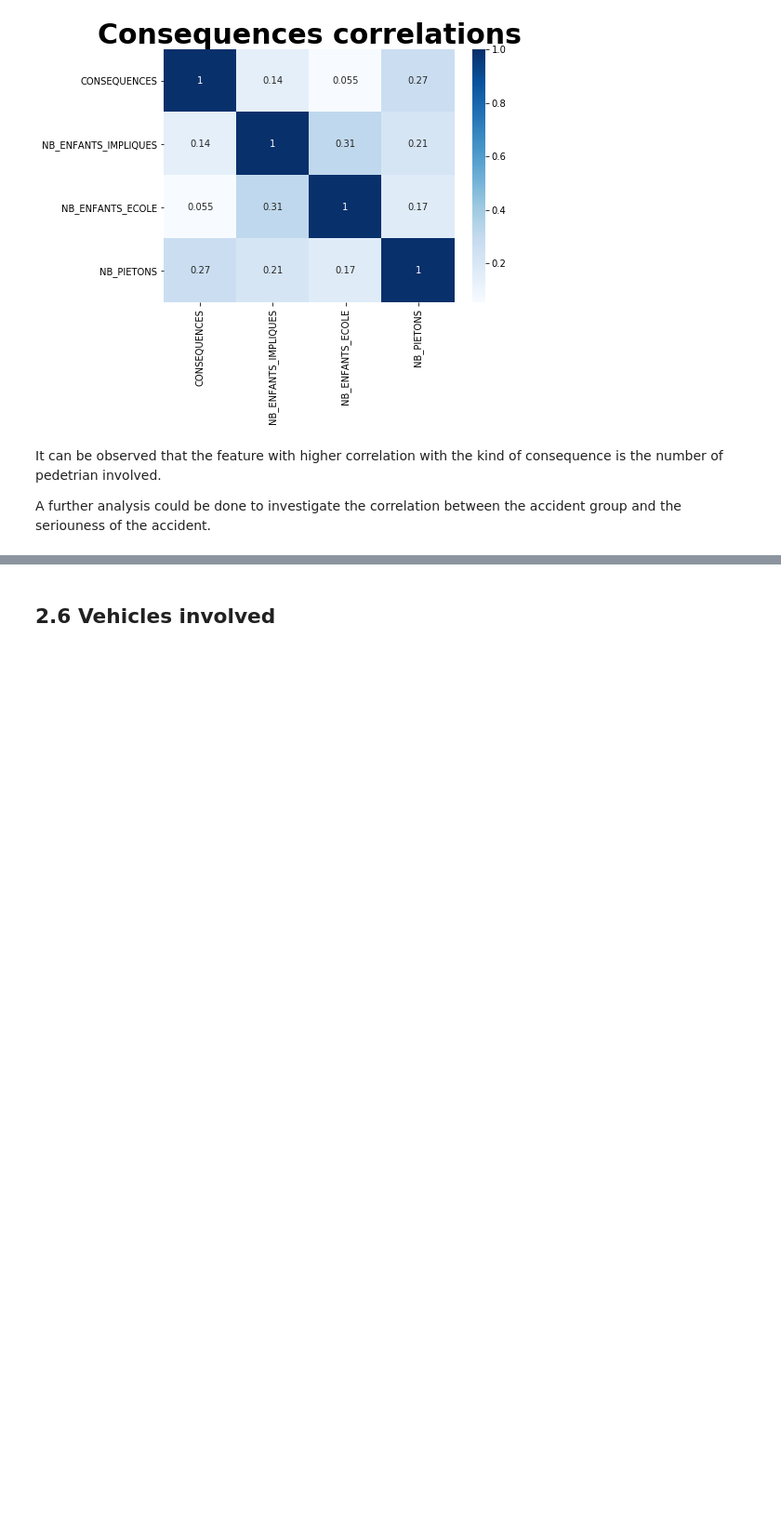
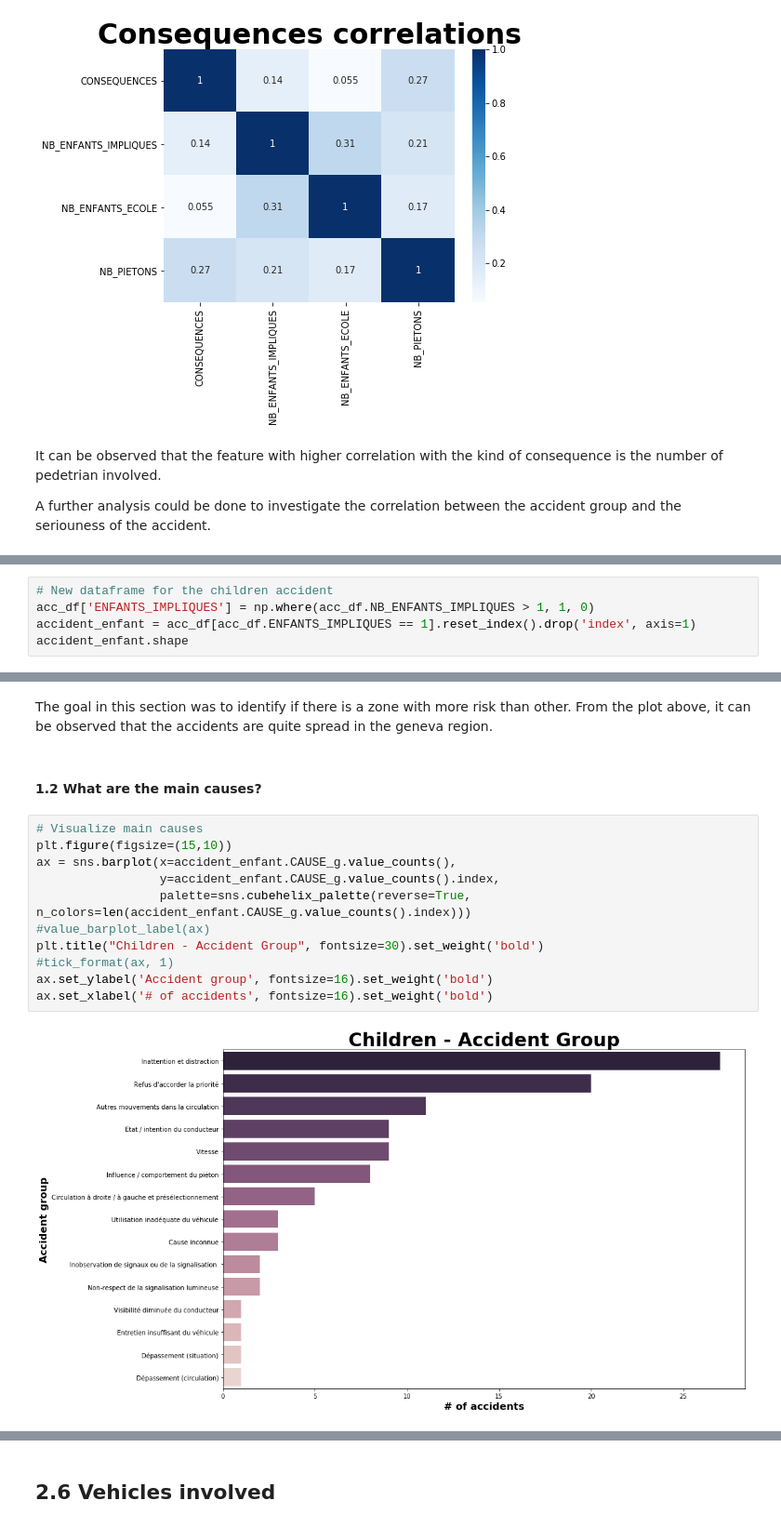
Before and after one commit to LucaZampieri/ADA_homework_LMX, a Jupyter notebook: LMX_Project/01_Geneva_accidents.ipynb, the cells around one changed output, grey strips where cells are left out. Shown at 93% size. Cells and saved outputs as stored; diff of their text form; blank space fills up the shorter version.

```diff
--- a/LMX_Project/01_Geneva_accidents.ipynb
+++ b/LMX_Project/01_Geneva_accidents.ipynb
@@ -740,0 +748,5 @@ A further analysis could be done to investigate the correlation between the acci
+# %%
+# New dataframe for the children accident
+acc_df['ENFANTS_IMPLIQUES'] = np.where(acc_df.NB_ENFANTS_IMPLIQUES > 1, 1, 0)
+accident_enfant = acc_df[acc_df.ENFANTS_IMPLIQUES == 1].reset_index().drop('index', axis=1)
+accident_enfant.shape
@@ -740,0 +781,17 @@ A further analysis could be done to investigate the correlation between the acci
+# %% [markdown]
+The goal in this section was to identify if there is a zone with more risk than other. From the plot above, it can be observed that the accidents are quite spread in the geneva region.
+# %% [markdown]
+#### 1.2 What are the main causes?
+# %%
+# Visualize main causes
+plt.figure(figsize=(15,10))
+ax = sns.barplot(x=accident_enfant.CAUSE_g.value_counts(),
+                 y=accident_enfant.CAUSE_g.value_counts().index,
+                 palette=sns.cubehelix_palette(reverse=True, n_colors=len(accident_enfant.CAUSE_g.value_counts().index)))
+#value_barplot_label(ax)
+plt.title("Children - Accident Group", fontsize=30).set_weight('bold')
+#tick_format(ax, 1)
+ax.set_ylabel('Accident group', fontsize=16).set_weight('bold')
+ax.set_xlabel('# of accidents', fontsize=16).set_weight('bold')
+# %% [output]
+[figure, added]
```
Also changed, not shown: parts of 26 cells of this notebook, 4 other files.
